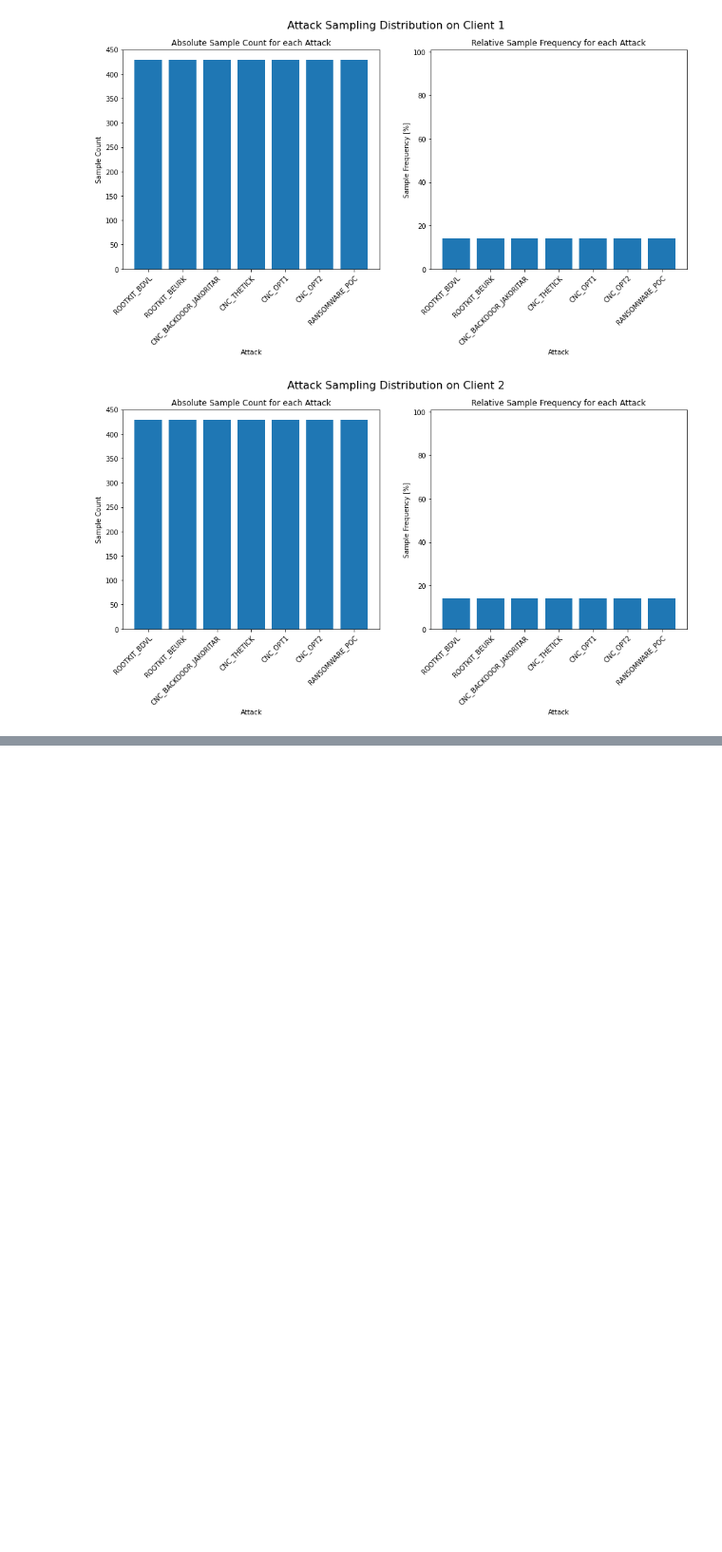
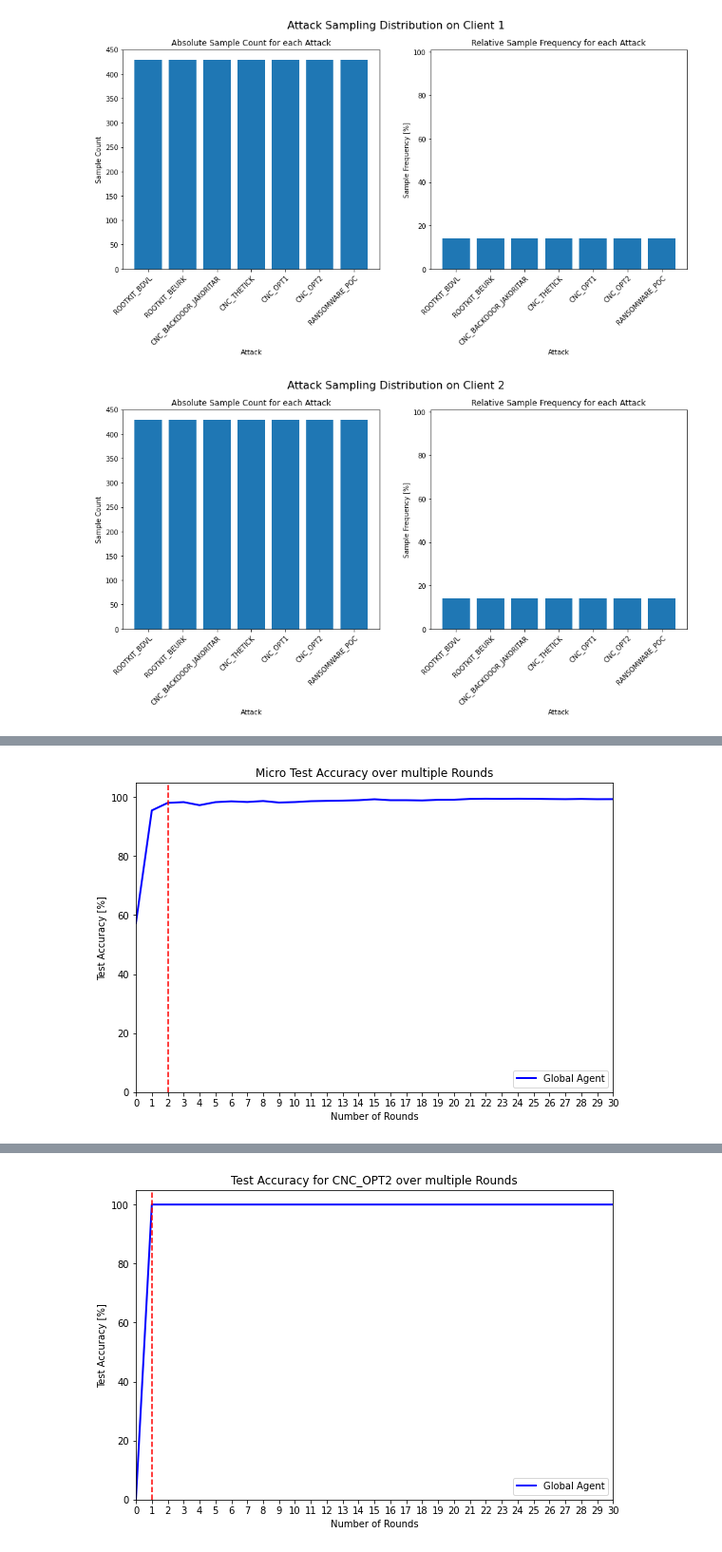
Before and after one commit to jan-kreischer/FedRL-for-IoT-Security, a Jupyter notebook: prototype-2_experiment-1.ipynb, the cells around one changed output, grey strips where cells are left out. Shown at 95% size. Cells and saved outputs as stored; diff of their text form; code cells hidden in the pictures; blank space fills up the shorter version.

```diff
--- a/prototype-2_experiment-1.ipynb
+++ b/prototype-2_experiment-1.ipynb
@@ -177,2 +178,4 @@ p2e1v1.show_learning_curves()
 # %%
-p2e1v1.show_experiment_graphs(y_threshold=99, show_individual_clients=False, y_log_scale=False)
+p2e1v2.show_experiment_graphs(y_threshold=98, show_individual_clients=False, y_log_scale=False)
+# %% [output]
+[figure, added]
@@ -178,0 +188 @@ p2e1v1.show_experiment_graphs(y_threshold=99, show_individual_clients=False, y_l
+[figure, added]
```
Also changed, not shown: parts of 12 cells of this notebook, 9 other files.
